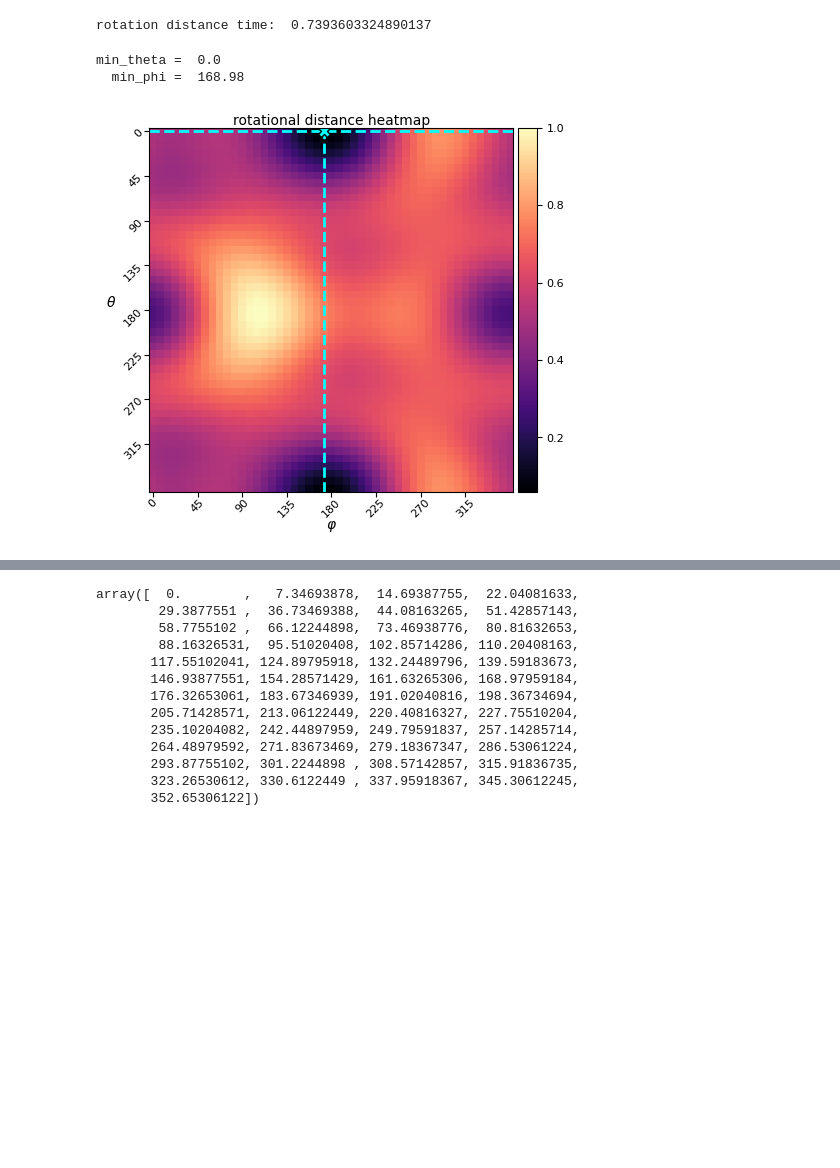
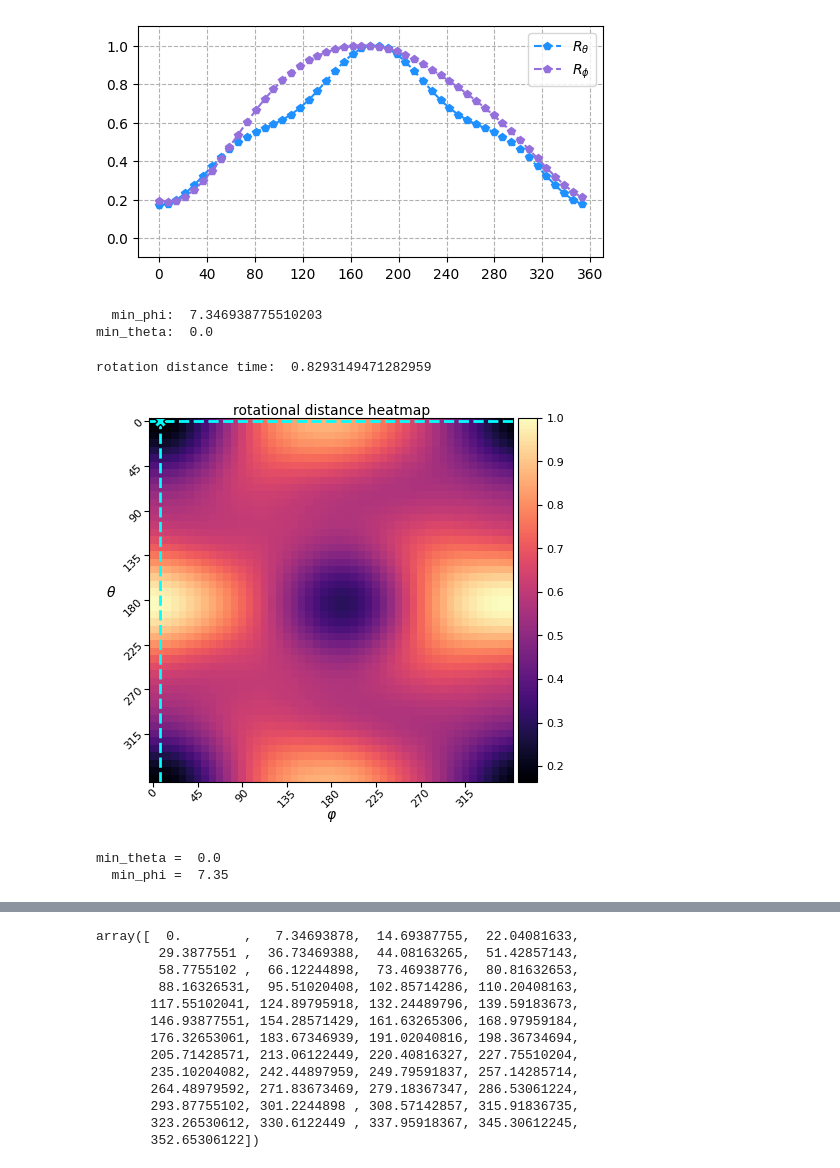
Before and after one commit to EricVerbeke/fast_volume_alignment_ot, a Jupyter notebook: Rotation_test.ipynb, the cells around one changed output, grey strips where cells are left out. Saved outputs shown, nothing was run; the diff lists cells and outputs as text; code cells hidden in the pictures; blank space fills up the shorter version.

```diff
--- a/Rotation_test.ipynb
+++ b/Rotation_test.ipynb
@@ -99,40 +144,44 @@ V = transforms.Transform(G, d=3, apply_ramp=False).icdf_transform()[0]
 # %%
-# ### Test rotations in either theta or phi individually by shifting tensor
+### Test rotations in either theta or phi individually by shifting tensor
 
-# n_phi, n_points, n_theta = U.shape
+n_phi, n_points, n_theta = U.shape
 
-# thetas = np.linspace(0, 2*np.pi, n_theta, endpoint=False)
-# phis = np.linspace(0, 2*np.pi, n_phi, endpoint=False)
+thetas = np.linspace(0, 2*np.pi, n_theta, endpoint=False)
+phis = np.linspace(0, 2*np.pi, n_phi, endpoint=False)
 
-# dists_sw_theta = np.zeros(n_theta)
-# dists_sw_phi = np.zeros(n_phi)
+dists_sw_theta = np.zeros(n_theta)
+dists_sw_phi = np.zeros(n_phi)
 
-# for theta_idx in range(n_theta):
-#     V_theta = transforms.translate(V, 0, 0, theta_idx)
-#     dists_sw_theta[theta_idx] = np.mean((U - V_theta)**2)
+for theta_idx in range(n_theta):
+    V_theta = transforms.translate_3d(V, 0, 0, theta_idx)
+    dists_sw_theta[theta_idx] = np.mean((U - V_theta)**2)
 
-# for phi_idx in range(n_phi):
-#     V_phi = transforms.translate(V, phi_idx, 0, 0)
-#     dists_sw_phi[phi_idx] = np.mean((U - V_phi)**2)
+for phi_idx in range(n_phi):
+    V_phi = transforms.translate_3d(V, phi_idx, 0, 0)
+    dists_sw_phi[phi_idx] = np.mean((U - V_phi)**2)
 
 
-# dists_sw_theta = dists_sw_theta / np.amax(dists_sw_theta)
-# dists_sw_phi = dists_sw_phi / np.amax(dists_sw_phi)
+dists_sw_theta = dists_sw_theta / np.amax(dists_sw_theta)
+dists_sw_phi = dists_sw_phi / np.amax(dists_sw_phi)
 
 
-# plt.figure(figsize=(6,3))
-# plt.plot(np.rad2deg(thetas), dists_sw_theta, 'p--', color='dodgerblue', label=r'$R_\theta$')
-# plt.plot(np.rad2deg(phis), dists_sw_phi, 'p--', color='mediumpurple', label=r'$R_\phi$')
-# plt.grid(which='major', linestyle='--')
-# plt.xticks(np.arange(0, 361, 40))
-# plt.ylim(-0.1, 1.1)
-# plt.legend()
-# plt.show()
+plt.figure(figsize=(6,3))
+plt.plot(np.rad2deg(thetas), dists_sw_theta, 'p--', color='dodgerblue', label=r'$R_\theta$')
+plt.plot(np.rad2deg(phis), dists_sw_phi, 'p--', color='mediumpurple', label=r'$R_\phi$')
+plt.grid(which='major', linestyle='--')
+plt.xticks(np.arange(0, 361, 40))
+plt.ylim(-0.1, 1.1)
+plt.legend()
+plt.show()
 
 
-# print('\n')
-# print('  min_phi: ', np.rad2deg(phis[np.argmin(dists_sw_phi)]))
-# print('min_theta: ', np.rad2deg(phis[np.argmin(dists_sw_theta)]))
+print('\n')
+print('  min_phi: ', np.rad2deg(phis[np.argmin(dists_sw_phi)]))
+print('min_theta: ', np.rad2deg(phis[np.argmin(dists_sw_theta)]))
+# %% [output]
+[figure, added]
+  min_phi:  7.346938775510203
+min_theta:  0.0
 # %%
 ### Loop through rotations of phi for each rotation of theta
 
@@ -146,25 +195,25 @@ t = time.time()
 
 for theta_idx in range(n_theta):
     for phi_idx in range(n_phi):
-        V_theta_phi = transforms.translate(V, phi_idx, 0, theta_idx)
+        V_theta_phi = transforms.translate_3d(V, phi_idx, 0, theta_idx)
         dists_sw_theta_phi[theta_idx, phi_idx] = np.mean((U - V_theta_phi)**2)
 
 print('rotation distance time: ', time.time() - t)
 # %% [output]
-rotation distance time:  0.7393603324890137
+rotation distance time:  0.8293149471282959
 # %%
 dists_sw_theta_phi = dists_sw_theta_phi / np.amax(dists_sw_theta_phi)
 
 min_theta, min_phi = np.round(np.rad2deg(distances.return_min_angles(dists_sw_theta_phi, thetas, phis)), 2)
 # %%
+plots.rotational_distance_heatmap(dists_sw_theta_phi)
+print('\n')
 print('min_theta = ', min_theta)
 print('  min_phi = ', min_phi)
-print('\n')
-plots.rotational_distance_heatmap(dists_sw_theta_phi)
 # %% [output]
+[figure, new version]
 min_theta =  0.0
-  min_phi =  168.98
+  min_phi =  7.35
-[figure, old version]
 # %%
 ### Next try fast rotations with 2D DFT
 ### axes are flipped compared to previous, is it the indexing of slice?
```
Also changed, not shown: parts of 15 cells of this notebook, 13 other files.
